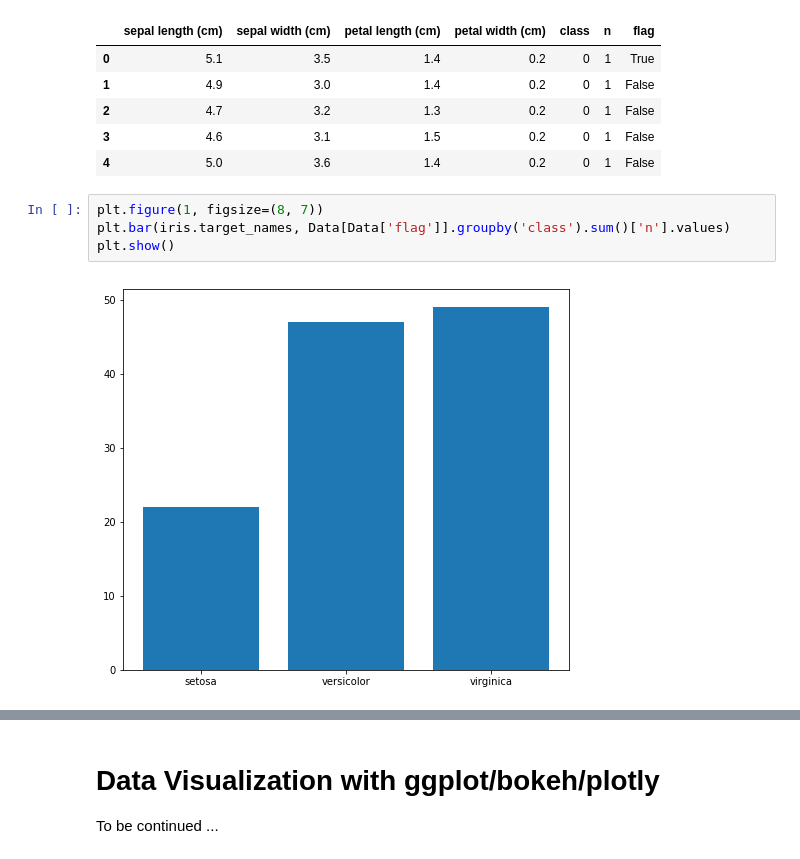
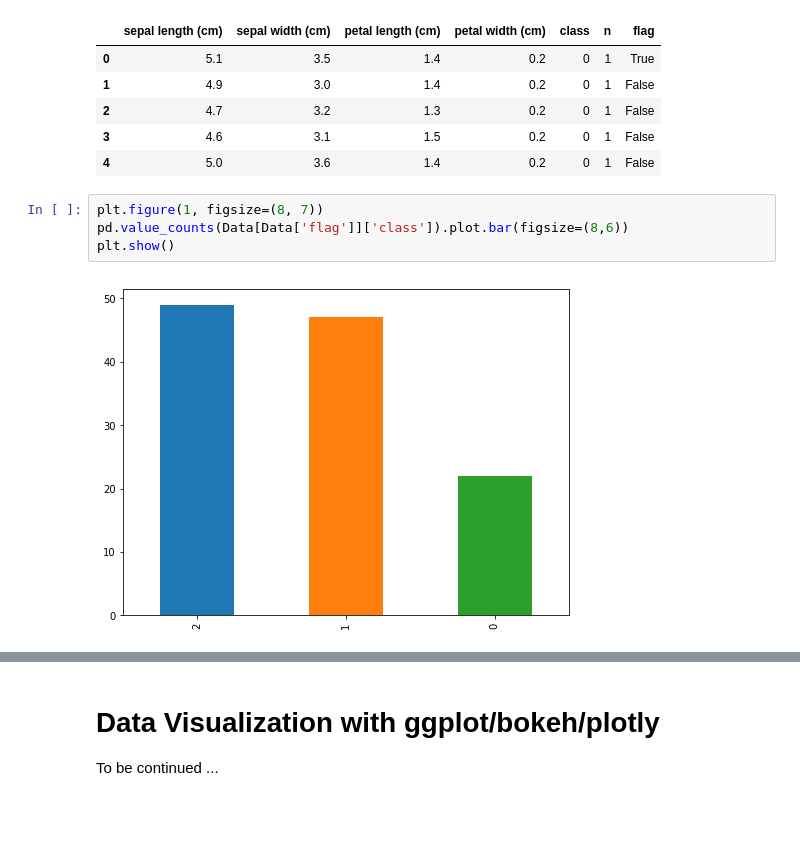
Before and after one commit to anhnguyendepocen/Stat3612, a Jupyter notebook: Lecture2/Lecture2 Data Exploration.ipynb, the cells around one changed output, grey strips where cells are left out. Saved outputs shown, nothing was run; the diff lists cells and outputs as text; blank space fills up the shorter version.

```diff
--- a/Lecture2/Lecture2 Data Exploration.ipynb
+++ b/Lecture2/Lecture2 Data Exploration.ipynb
@@ -184,7 +190,7 @@ Data.head()
 | 4 | 5.0 | 3.6 | 1.4 | 0.2 | 0 | 1 | False |
 # %%
 plt.figure(1, figsize=(8, 7))
-plt.bar(iris.target_names, Data[Data['flag']].groupby('class').sum()['n'].values)
+pd.value_counts(Data[Data['flag']]['class']).plot.bar(figsize=(8,6))
 plt.show()
 # %% [output]
-[figure, old version]
+[figure, new version]
```
Also changed, not shown: parts of 6 cells of this notebook.
